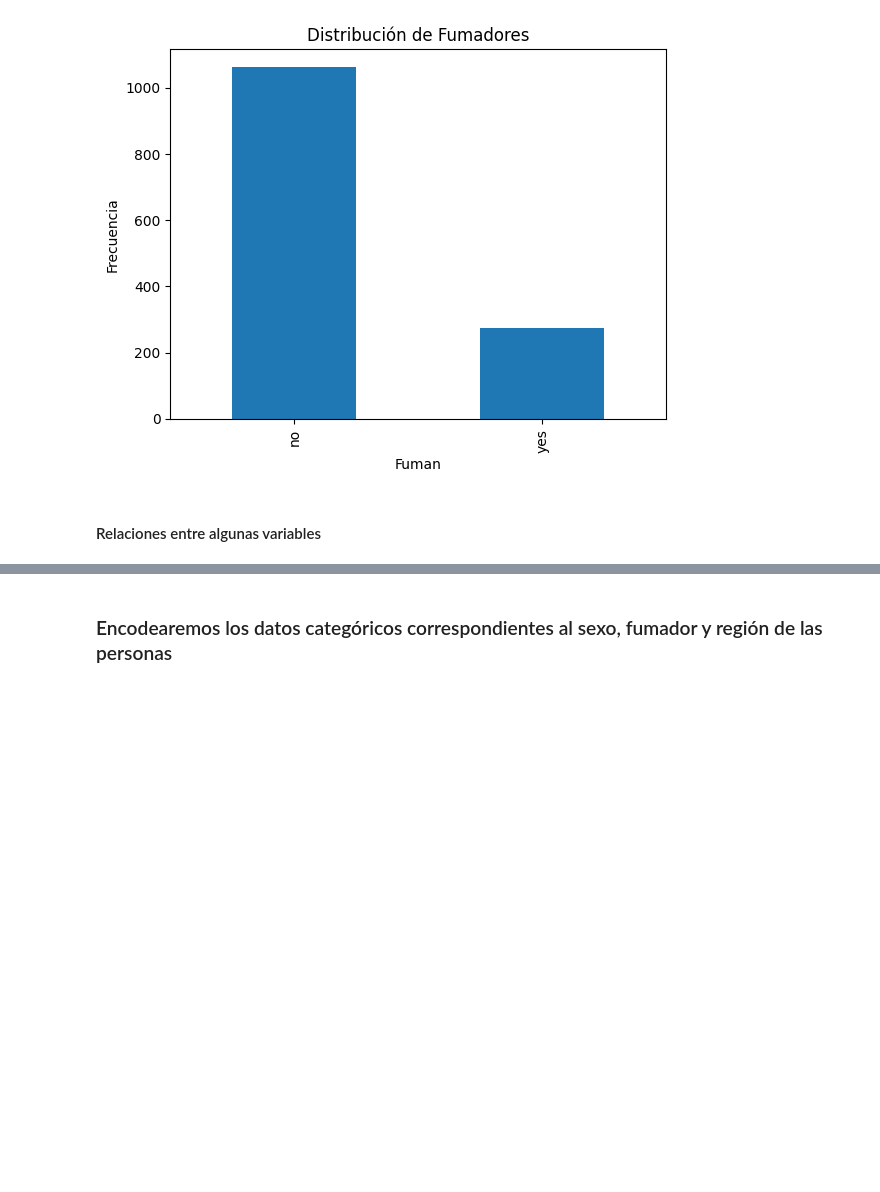
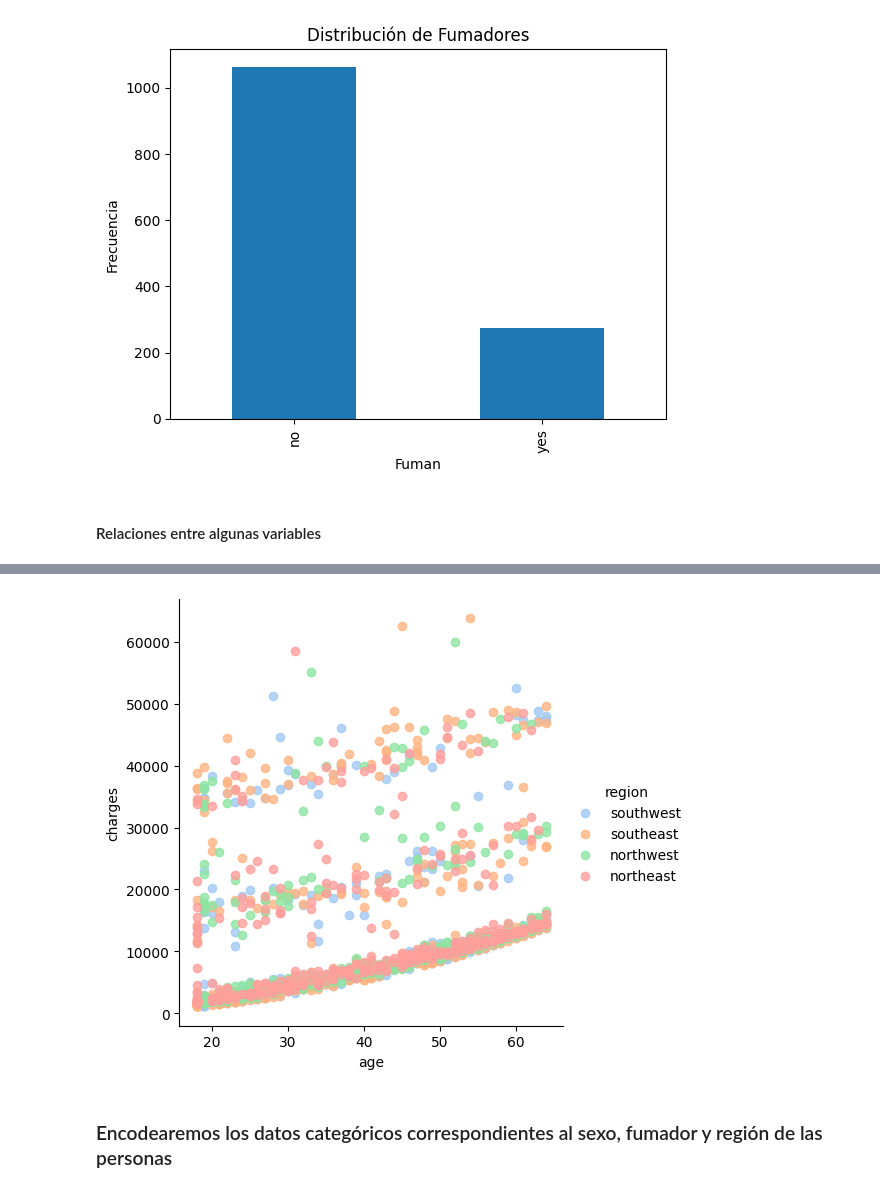
Before and after one commit to diegoisaacpy/ProyectoFinal, a Jupyter notebook: notebooks/main.ipynb, the cells around one changed output, grey strips where cells are left out. Saved outputs shown, nothing was run; the diff lists cells and outputs as text; code cells hidden in the pictures; blank space fills up the shorter version.

```diff
--- a/notebooks/main.ipynb
+++ b/notebooks/main.ipynb
@@ -120,3 +126,7 @@ sns.lmplot(x="age", y="charges", hue="smoker", data=data, palette = ['green', 'r
+# %%
+sns.lmplot(x="age", y="charges", hue="region", data=data, palette = 'pastel', fit_reg=False).figure.savefig('scatterplot_region.png')
+# %% [output]
+[figure, added]
 # %% [markdown]
 ### Encodearemos los datos categóricos correspondientes al sexo, fumador y región de las personas
 # %%
```
Also changed, not shown: parts of 18 cells of this notebook, 4 other files.
